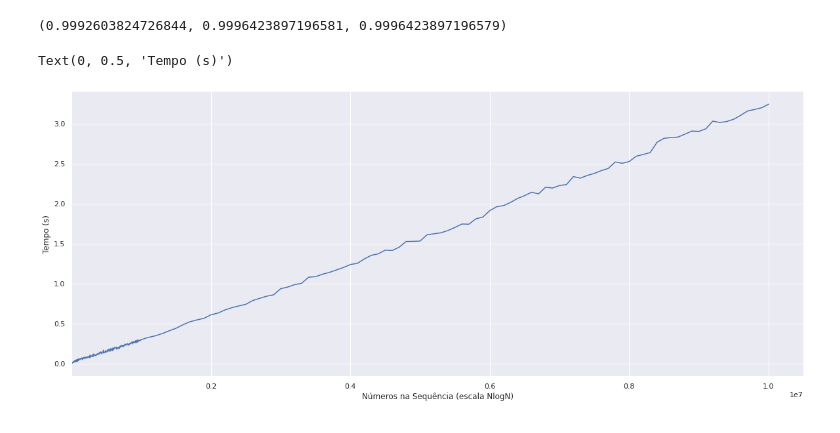
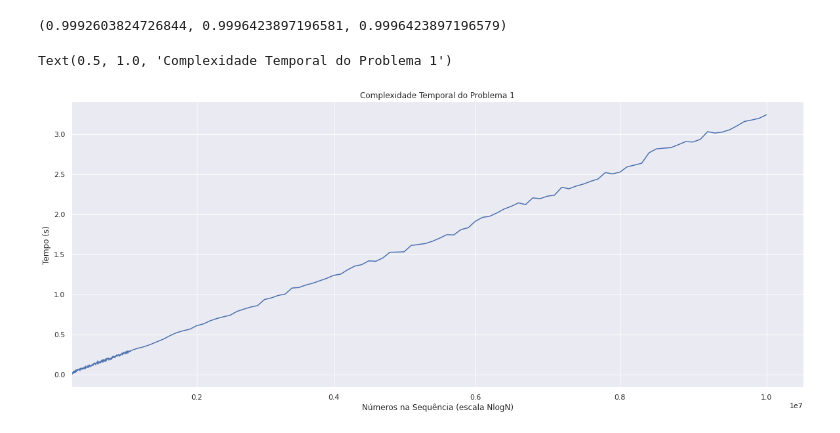
Before and after one commit to ist199211-ist199341/asa-p1, a Jupyter notebook: report/results.ipynb, the cells around one changed output. Cells and saved outputs as stored; diff of their text form; code cells hidden in the pictures.

```diff
--- a/report/results.ipynb
+++ b/report/results.ipynb
@@ -37,10 +37,11 @@ r_value**2, r_value_nlogn_2**2, r_value_nlogn_10**2
 # %%
 plt.figure(figsize=(20, 8))
 ax = sns.lineplot(x="nums", y="mean", data=df_p1, err_style="bars", ci="sd")
 ax.set_xlim(left=10)
 ax.set_xlabel("Números na Sequência (escala NlogN)")
 ax.set_ylabel("Tempo (s)")
-#ax.set_xscale("function", functions=(lambda x: x * np.log10(x), lambda x: x))
+ax.set_xscale("function", functions=(lambda x: x * np.log10(x), lambda x: x))
+plt.title("Complexidade Temporal do Problema 1")
 # %% [output]
-Text(0, 0.5, 'Tempo (s)')
+Text(0.5, 1.0, 'Complexidade Temporal do Problema 1')
-[figure, old version]
+[figure, new version]
```
Also changed, not shown: parts of 4 cells of this notebook, 1 other file.
